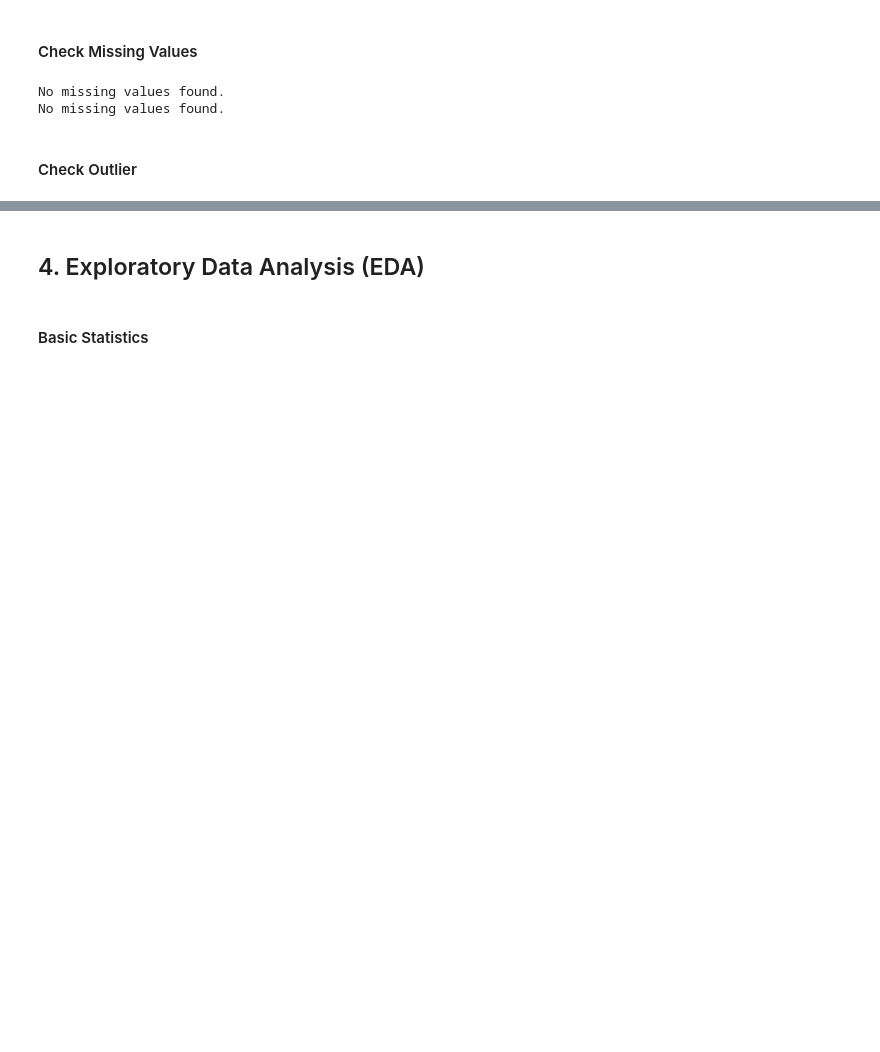
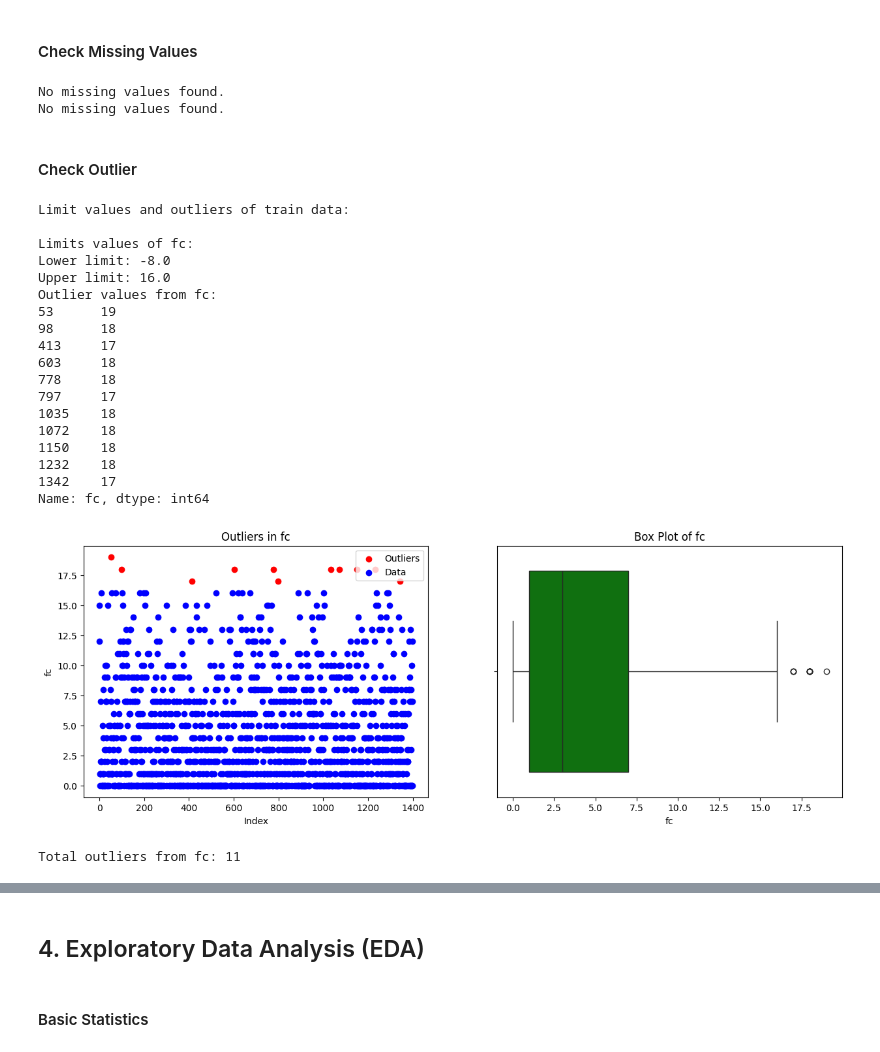
Before and after one commit to ditramadia/smartphone-price-estimator, a Jupyter notebook: penguasabumi.ipynb, the cells around one changed output, grey strips where cells are left out. Saved outputs shown, nothing was run; the diff lists cells and outputs as text; code cells hidden in the pictures; blank space fills up the shorter version.

Commit message:
fix: fix outlier

```diff
--- a/penguasabumi.ipynb
+++ b/penguasabumi.ipynb
@@ -285,28 +285,49 @@ No missing values found.
 # %%
 # check for outliers in numerical columns for train data
-# print("Limit values and outliers of train data:\n")
-# for col in df_train_numerical:
-#     lower_limit, upper_limit = get_limit(col, df_train_numerical, iqr_threshold)
-#     outlier_rows = get_outlier(col, df_train_numerical, iqr_threshold)
-#     total_outlier_rows = outlier_rows.sum()
-#     if total_outlier_rows > 0:
-#         # print limits
-#         print(f'Limits values of {col}:')
-#         print(f'Lower limit: {lower_limit}')
-#         print(f'Upper limit: {upper_limit}')
+print("Limit values and outliers of train data:\n")
+for col in df_train_numerical:
+    lower_limit, upper_limit = get_limit(col, df_train_numerical, iqr_threshold)
+    outlier_rows = get_outlier(col, df_train_numerical, iqr_threshold)
+    total_outlier_rows = outlier_rows.sum()
+    if total_outlier_rows > 0:
+        # print limits
+        print(f'Limits values of {col}:')
+        print(f'Lower limit: {lower_limit}')
+        print(f'Upper limit: {upper_limit}')
 
-#         # print outlier values
-#         print(f'Outlier values from {col}:')
-#         print(df_train[col][outlier_rows])
-#         plot_outlier(col, df_train, iqr_threshold)
-#         no_outliers = False
-#         print(f'Total outliers from {col}: {total_outlier_rows}')
+        # print outlier values
+        print(f'Outlier values from {col}:')
+        print(df_train[col][outlier_rows])
+        plot_outlier(col, df_train, iqr_threshold)
+        no_outliers = False
+        print(f'Total outliers from {col}: {total_outlier_rows}')
 
-#         # replace with mean
-#         replace_outliers_with_mean(col, df_train, iqr_threshold)
-#         print('')
+        # # replace with mean
+        # replace_outliers_with_mean(col, df_train, iqr_threshold)
+        print('')
 
-# if no_outliers:
-#     print("No outliers found in any column.")
+if no_outliers:
+    print("No outliers found in any column.")
+# %% [output]
+Limit values and outliers of train data:
+
+Limits values of fc:
+Lower limit: -8.0
+Upper limit: 16.0
+Outlier values from fc:
+53      19
+98      18
+413     17
+603     18
+778     18
+797     17
+1035    18
+1072    18
+1150    18
+1232    18
+1342    17
+Name: fc, dtype: int64
+[figure, added]
+Total outliers from fc: 11
 # %%
 # check for outliers in numerical columns for validation data
```
Also changed, not shown: parts of 4 cells of this notebook, 1 other file.
